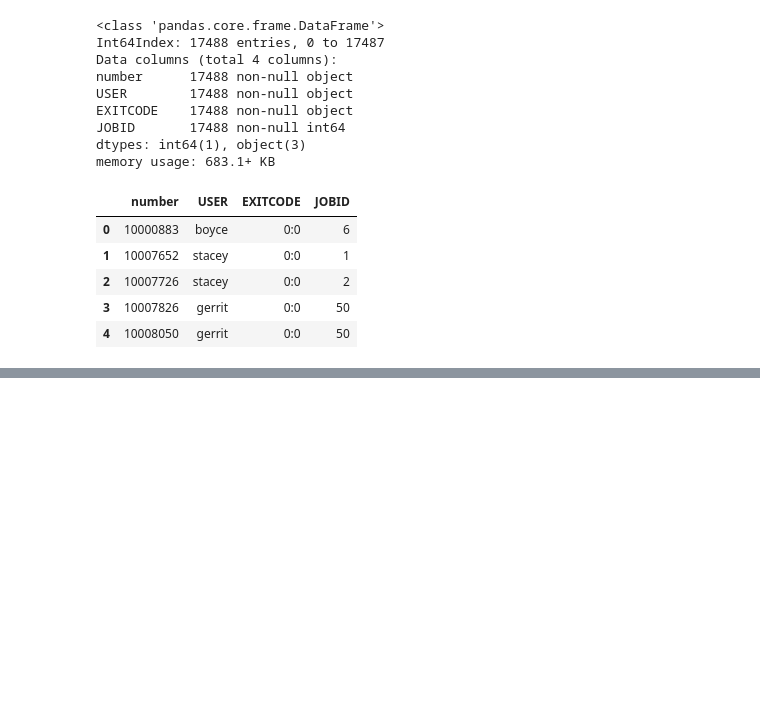
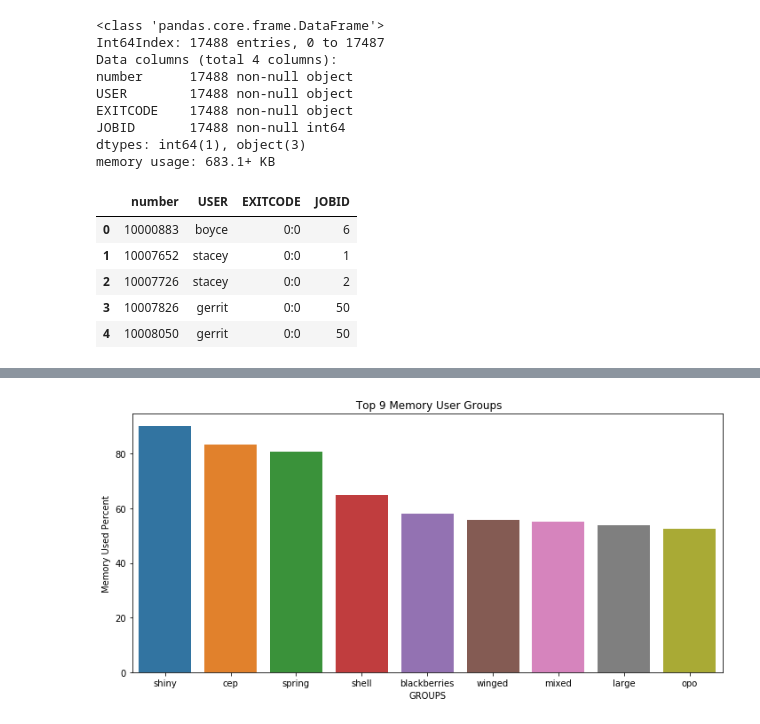
Before and after one commit to Barrett-Rogers/dq2-accre-porcupines, a Jupyter notebook: Accre_Anamika_cleaned.ipynb, the cells around one changed output, grey strips where cells are left out. Drawn from its saved outputs; the diff is of its cells as text; code cells hidden in the pictures; blank space fills up the shorter version.

```diff
--- a/Accre_Anamika_cleaned.ipynb
+++ b/Accre_Anamika_cleaned.ipynb
@@ -196,3 +408,3 @@ accre_cleaned_average.head()
 # %%
-accre_cleaned_average['AVPUSED']=accre_cleaned_average.apply(lambda row:percent_used(row['AVREQMEM'],row['AVUSEDMEM']),axis=1)
+accre_cleaned_average['PERCENTUSED']=accre_cleaned_average.apply(lambda row:percent_used(row['AVREQMEM'],row['AVUSEDMEM']),axis=1)
 # %%
@@ -207,0 +603,10 @@ accre_cleaned_average
+# %%
+plt.figure(figsize=(10,5))
+sns.barplot(x='ACCOUNT',y='PERCENTUSED',data=accre_cleaned_average_drop.loc[accre_cleaned_average_drop['PERCENTUSED']>=50])
+plt.xlabel("GROUPS")
+plt.ylabel("Memory Used Percent")
+plt.title(" Top 9 Memory User Groups")
+plt.tight_layout()
+plt.savefig('Accre_drop.png', dpi = 250);
+# %% [output]
+[figure, added]
```
Also changed, not shown: parts of 93 cells of this notebook.
